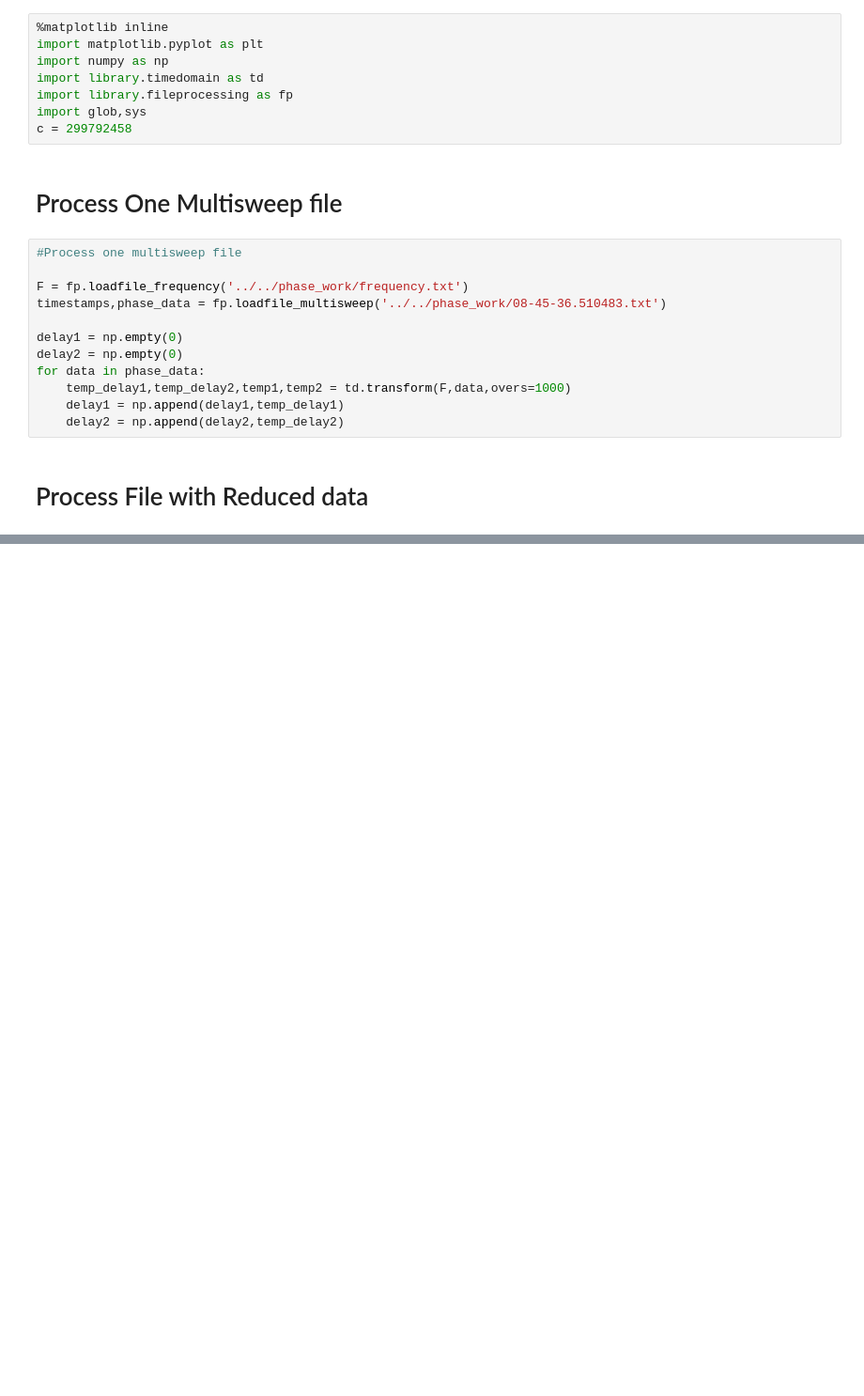
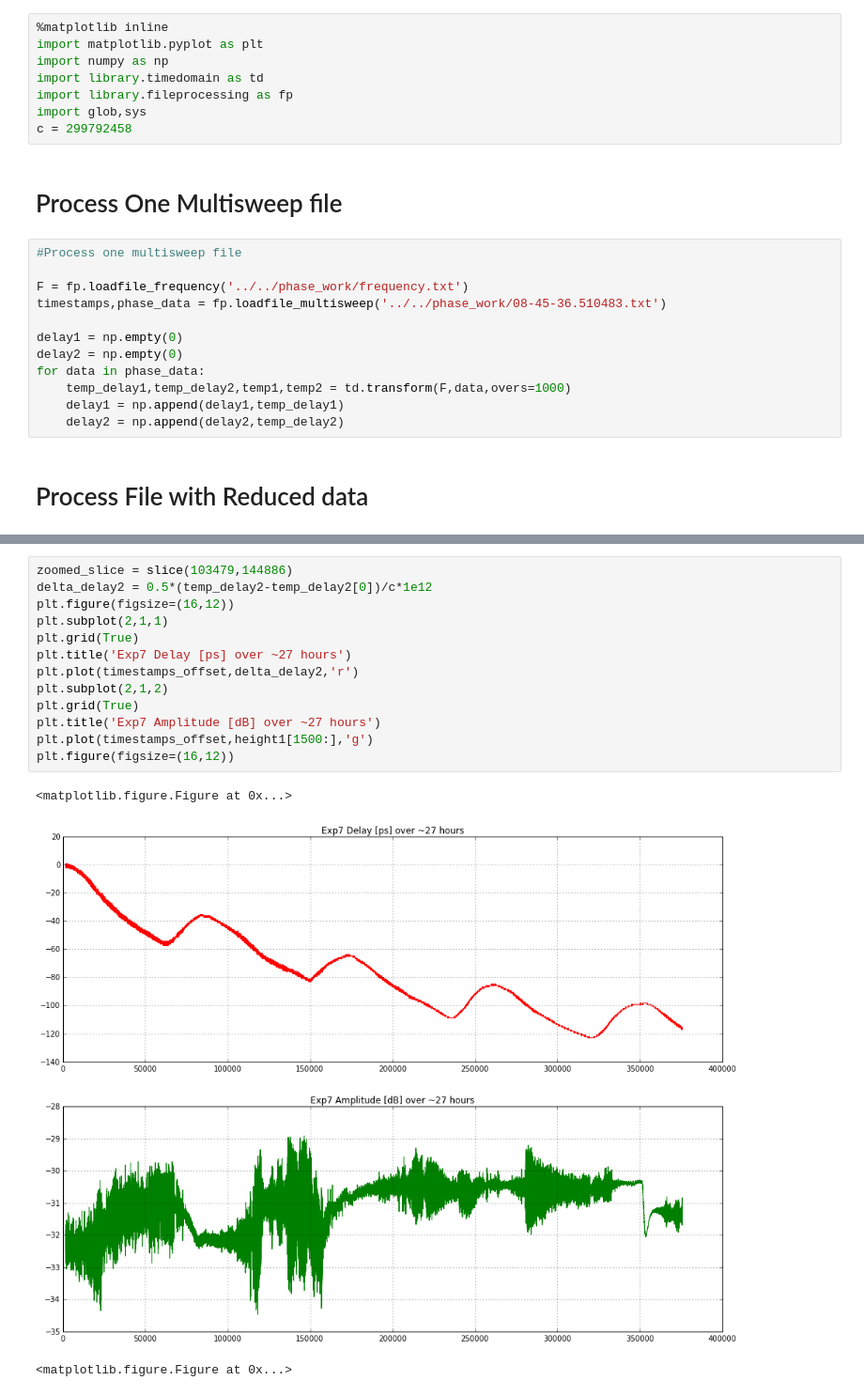
Before and after one commit to rjulie83/time_domain, a Jupyter notebook: scripts_used/Timedomain_analysis.ipynb, the cells around one changed output, grey strips where cells are left out. Shown: that part at 94% size. Cells and saved outputs as stored; diff of their text form; blank space fills up the shorter version.

```diff
--- a/scripts_used/Timedomain_analysis.ipynb
+++ b/scripts_used/Timedomain_analysis.ipynb
@@ -92,0 +105,17 @@ plt.grid(True)
+# %%
+zoomed_slice = slice(103479,144886)
+delta_delay2 = 0.5*(temp_delay2-temp_delay2[0])/c*1e12
+plt.figure(figsize=(16,12))
+plt.subplot(2,1,1)
+plt.grid(True)
+plt.title('Exp7 Delay [ps] over ~27 hours')
+plt.plot(timestamps_offset,delta_delay2,'r')
+plt.subplot(2,1,2)
+plt.grid(True)
+plt.title('Exp7 Amplitude [dB] over ~27 hours')
+plt.plot(timestamps_offset,height1[1500:],'g')
+plt.figure(figsize=(16,12))
+# %% [output]
+<matplotlib.figure.Figure at 0x...>
+[figure, added]
+<matplotlib.figure.Figure at 0x...>
```
Also changed, not shown: parts of 10 cells of this notebook.
